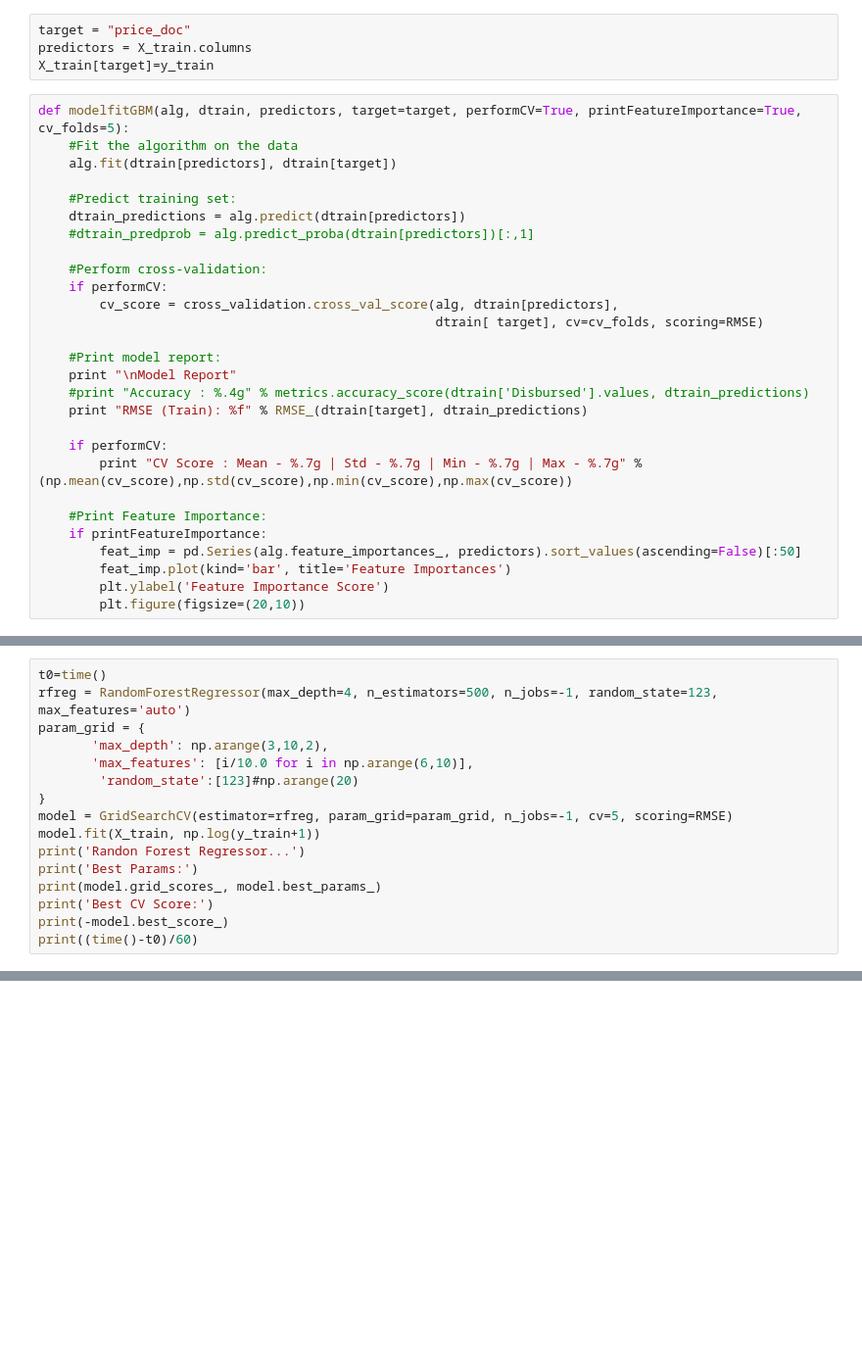
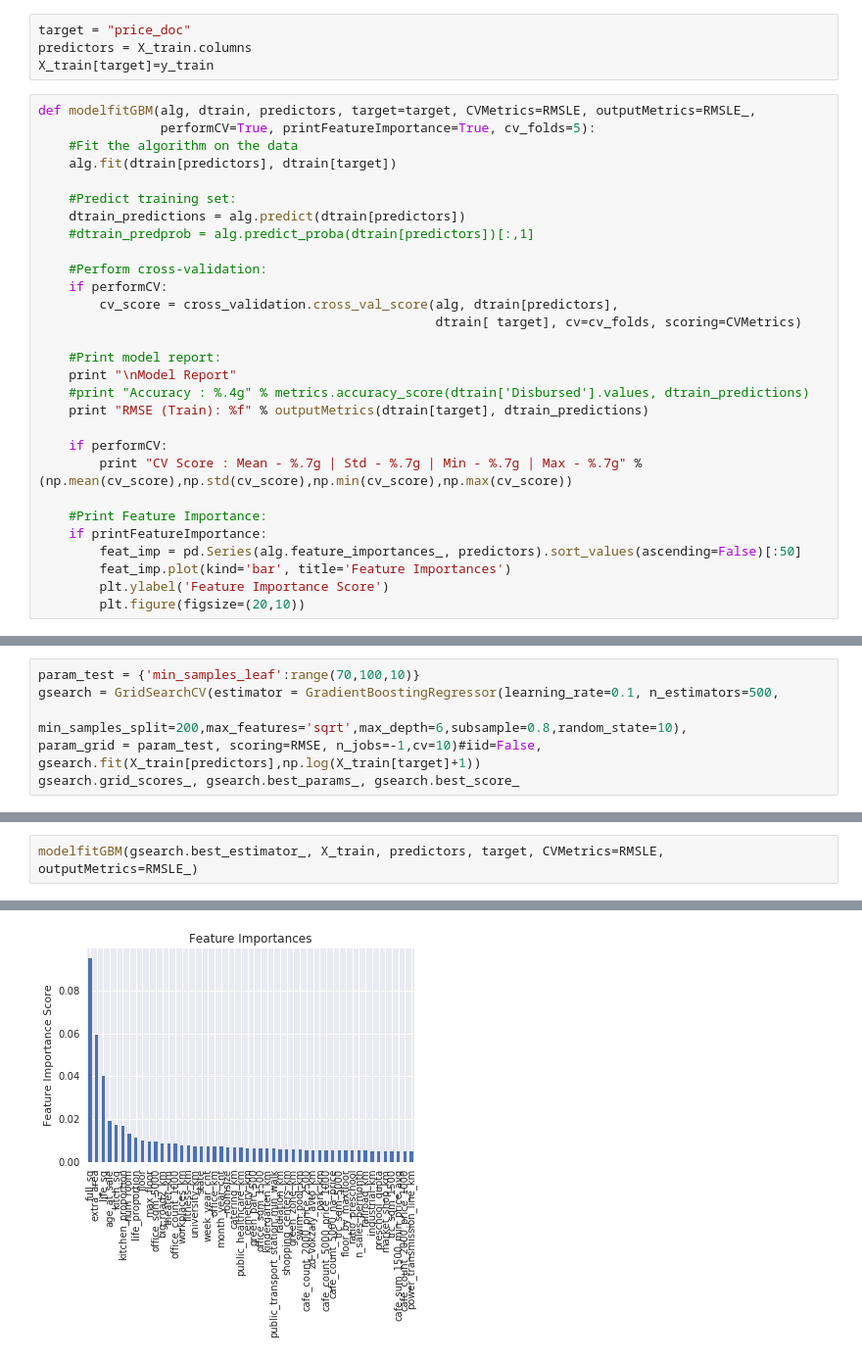
Before and after one commit to JCreeks/SyberbankHousingPrice, a Jupyter notebook: GBM_ParaTuning.ipynb, the cells around one changed output, grey strips where cells are left out. Shown: that part at 98% size. Saved outputs shown, nothing was run; the diff lists cells and outputs as text; blank space fills up the shorter version.

```diff
--- a/GBM_ParaTuning.ipynb
+++ b/GBM_ParaTuning.ipynb
@@ -54,7 +54,8 @@ target = "price_doc"
 predictors = X_train.columns
 X_train[target]=y_train
 # %%
-def modelfitGBM(alg, dtrain, predictors, target=target, performCV=True, printFeatureImportance=True, cv_folds=5):
+def modelfitGBM(alg, dtrain, predictors, target=target, CVMetrics=RMSLE, outputMetrics=RMSLE_,
+                performCV=True, printFeatureImportance=True, cv_folds=5):
     #Fit the algorithm on the data
     alg.fit(dtrain[predictors], dtrain[target])
 
@@ -65,12 +66,12 @@ def modelfitGBM(alg, dtrain, predictors, target=target, performCV=True, printFea
     #Perform cross-validation:
     if performCV:
         cv_score = cross_validation.cross_val_score(alg, dtrain[predictors],
-                                                    dtrain[ target], cv=cv_folds, scoring=RMSE)
+                                                    dtrain[ target], cv=cv_folds, scoring=CVMetrics)
 
     #Print model report:
     print "\nModel Report"
     #print "Accuracy : %.4g" % metrics.accuracy_score(dtrain['Disbursed'].values, dtrain_predictions)
-    print "RMSE (Train): %f" % RMSE_(dtrain[target], dtrain_predictions)
+    print "RMSE (Train): %f" % outputMetrics(dtrain[target], dtrain_predictions)
 
     if performCV:
         print "CV Score : Mean - %.7g | Std - %.7g | Min - %.7g | Max - %.7g" % (np.mean(cv_score),np.std(cv_score),np.min(cv_score),np.max(cv_score))
@@ -126,16 +149,0 @@ gsearch.grid_scores_, gsearch.best_params_, gsearch.best_score_
-# %%
-t0=time()
-rfreg = RandomForestRegressor(max_depth=4, n_estimators=500, n_jobs=-1, random_state=123, max_features='auto')
-param_grid = {
-       'max_depth': np.arange(3,10,2),
-       'max_features': [i/10.0 for i in np.arange(6,10)],
-        'random_state':[123]#np.arange(20)
-}
-model = GridSearchCV(estimator=rfreg, param_grid=param_grid, n_jobs=-1, cv=5, scoring=RMSE)
-model.fit(X_train, np.log(y_train+1))
-print('Randon Forest Regressor...')
-print('Best Params:')
-print(model.grid_scores_, model.best_params_)
-print('Best CV Score:')
-print(-model.best_score_)
-print((time()-t0)/60)
@@ -159,0 +175,7 @@ KeyboardInterrupt
+# %%
+param_test = {'min_samples_leaf':range(70,100,10)}
+gsearch = GridSearchCV(estimator = GradientBoostingRegressor(learning_rate=0.1, n_estimators=500,
+                        min_samples_split=200,max_features='sqrt',max_depth=6,subsample=0.8,random_state=10),
+param_grid = param_test, scoring=RMSE, n_jobs=-1,cv=10)#iid=False,
+gsearch.fit(X_train[predictors],np.log(X_train[target]+1))
+gsearch.grid_scores_, gsearch.best_params_, gsearch.best_score_
@@ -159,0 +188,3 @@ KeyboardInterrupt
+# %%
+modelfitGBM(gsearch.best_estimator_, X_train, predictors, target, CVMetrics=RMSLE, outputMetrics=RMSLE_)
+# %% [output]
@@ -159,0 +194 @@ KeyboardInterrupt
+[figure, added]
```
Also changed, not shown: parts of 13 cells of this notebook, 1 other file.
